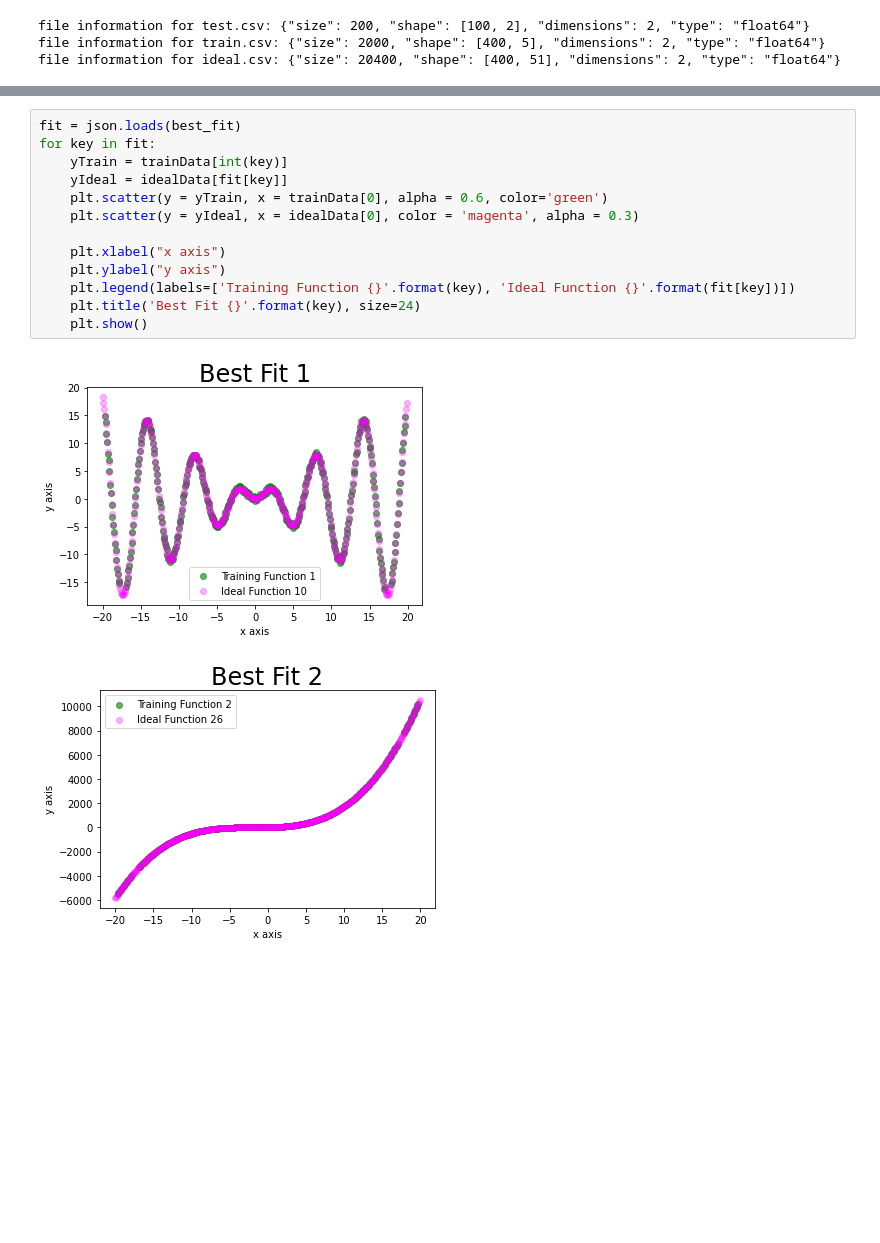
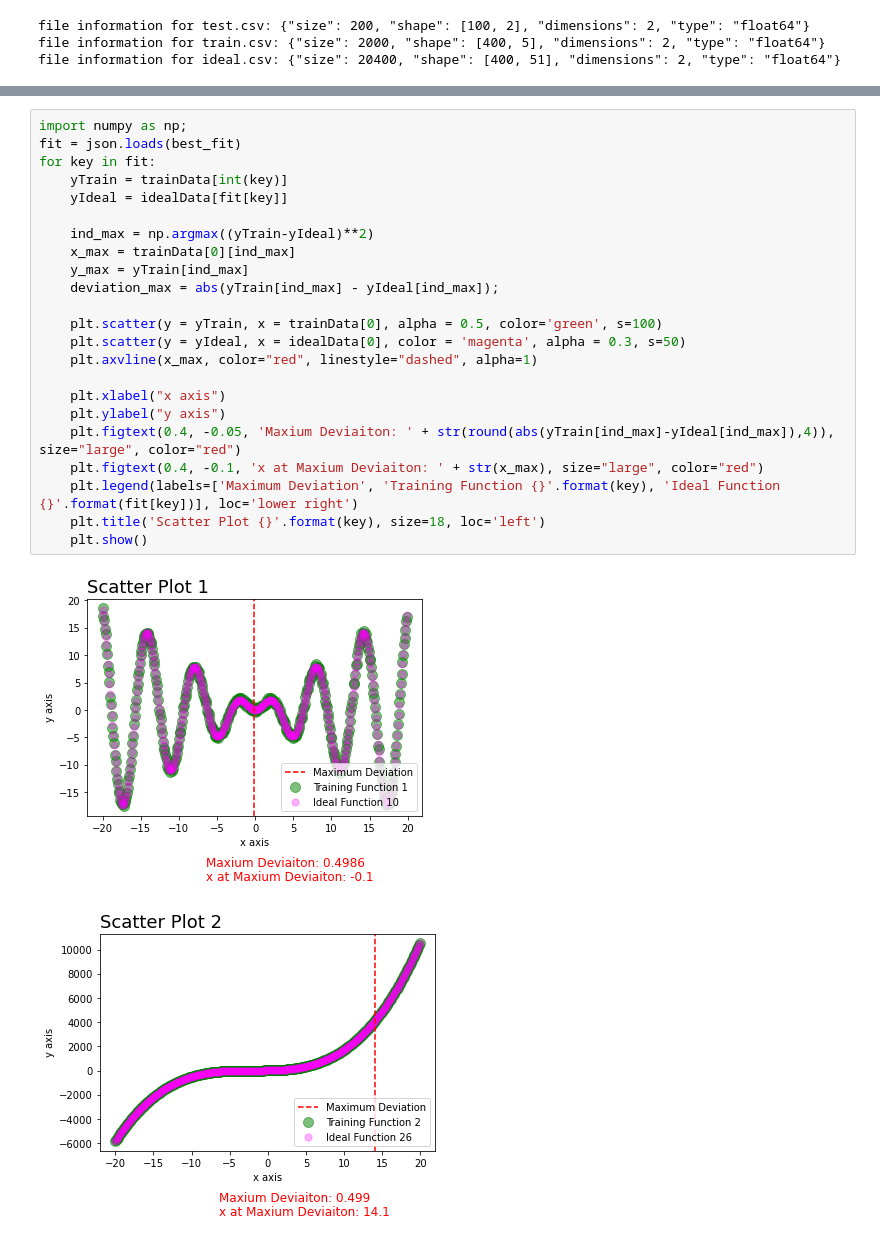
Before and after one commit to ivegotwings/IUBH_PYTHON_ASSIGNMENT, a Jupyter notebook: journal.ipynb, the cells around one changed output, grey strips where cells are left out. Drawn from its saved outputs; the diff is of its cells as text; blank space fills up the shorter version.

```diff
--- a/journal.ipynb
+++ b/journal.ipynb
@@ -75,16 +253,26 @@ print(best_fit)
 # %%
+import numpy as np;
 fit = json.loads(best_fit)
 for key in fit:
     yTrain = trainData[int(key)]
     yIdeal = idealData[fit[key]]
-    plt.scatter(y = yTrain, x = trainData[0], alpha = 0.6, color='green')
-    plt.scatter(y = yIdeal, x = idealData[0], color = 'magenta', alpha = 0.3)
+
+    ind_max = np.argmax((yTrain-yIdeal)**2)
+    x_max = trainData[0][ind_max]
+    y_max = yTrain[ind_max]
+    deviation_max = abs(yTrain[ind_max] - yIdeal[ind_max]);
+
+    plt.scatter(y = yTrain, x = trainData[0], alpha = 0.5, color='green', s=100)
+    plt.scatter(y = yIdeal, x = idealData[0], color = 'magenta', alpha = 0.3, s=50)
+    plt.axvline(x_max, color="red", linestyle="dashed", alpha=1)
 
     plt.xlabel("x axis")
     plt.ylabel("y axis")
-    plt.legend(labels=['Training Function {}'.format(key), 'Ideal Function {}'.format(fit[key])])
-    plt.title('Best Fit {}'.format(key), size=24)
+    plt.figtext(0.4, -0.05, 'Maxium Deviaiton: ' + str(round(abs(yTrain[ind_max]-yIdeal[ind_max]),4)), size="large", color="red")
+    plt.figtext(0.4, -0.1, 'x at Maxium Deviaiton: ' + str(x_max), size="large", color="red")
+    plt.legend(labels=['Maximum Deviation', 'Training Function {}'.format(key), 'Ideal Function {}'.format(fit[key])], loc='lower right')
+    plt.title('Scatter Plot {}'.format(key), size=18, loc='left')
     plt.show()
 # %% [output]
-[figure, old version]
+[figure, new version]
-[figure, old version]
+[figure, new version]
```
Also changed, not shown: parts of 24 cells of this notebook, 14 other files.
